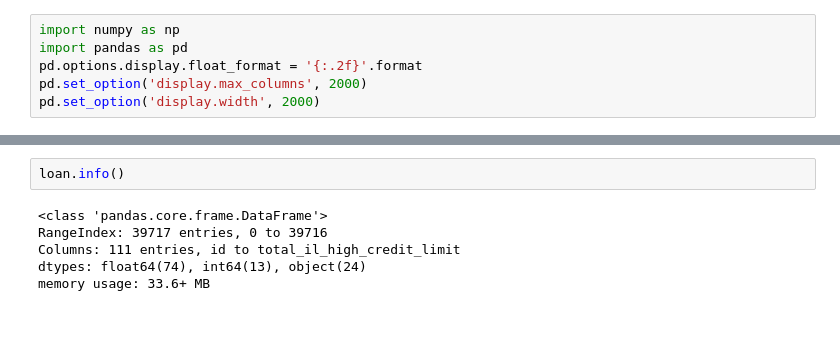
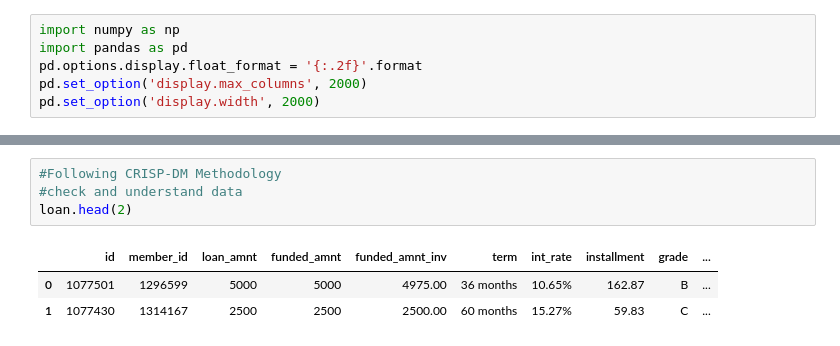
Before and after one commit to HemantTiwariGitHub/IntelligenceCodes, a Jupyter notebook: LendingClub.ipynb, the cells around one changed output, grey strips where cells are left out. Saved outputs shown, nothing was run; the diff lists cells and outputs as text.

```diff
--- a/LendingClub.ipynb
+++ b/LendingClub.ipynb
@@ -38,8 +18,8 @@ loan.describe()
-# %%
-loan.info()
-# %% [output]
-<class 'pandas.core.frame.DataFrame'>
-RangeIndex: 39717 entries, 0 to 39716
-Columns: 111 entries, id to total_il_high_credit_limit
-dtypes: float64(74), int64(13), object(24)
-memory usage: 33.6+ MB
+# %%
+#Following CRISP-DM Methodology
+#check and understand data
+loan.head(2)
+# %% [output]
+|  | id | member_id | loan_amnt | funded_amnt | funded_amnt_inv | term | int_rate | installment | grade | ... |
+| 0 | 1077501 | 1296599 | 5000 | 5000 | 4975.00 | 36 months | 10.65% | 162.87 | B | ... |
+| 1 | 1077430 | 1314167 | 2500 | 2500 | 2500.00 | 60 months | 15.27% | 59.83 | C | ... |
```
Also changed, not shown: parts of 8 cells of this notebook.
